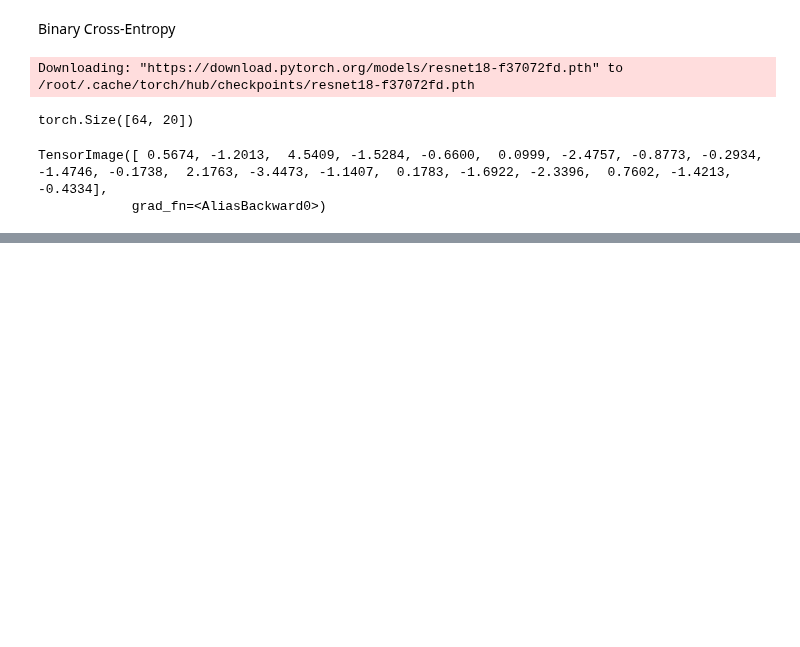
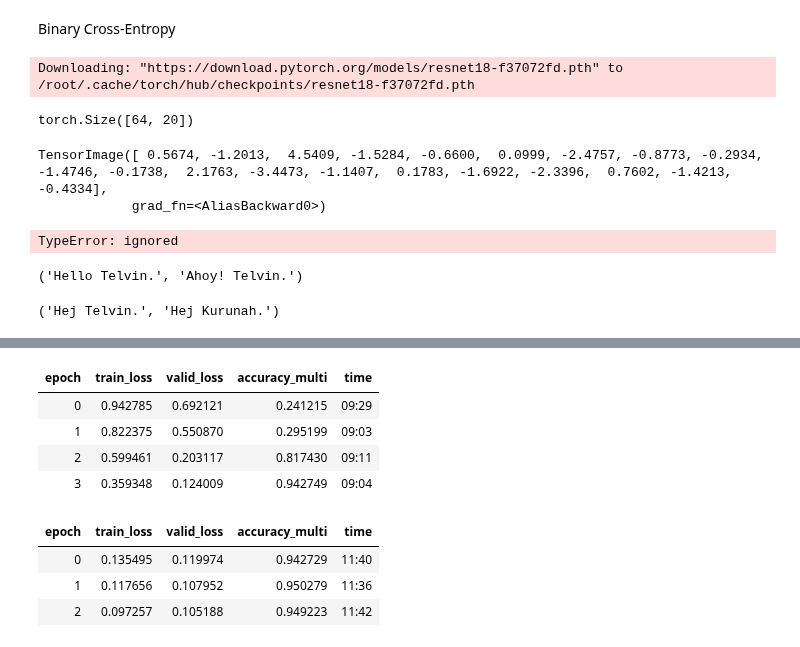
Before and after one commit to TBKHori/Analysis-ML-Deep-Learning, a Jupyter notebook: multicat.ipynb, the cells around one changed output, grey strips where cells are left out. Saved outputs shown, nothing was run; the diff lists cells and outputs as text; code cells hidden in the pictures; blank space fills up the shorter version.

```diff
--- a/multicat.ipynb
+++ b/multicat.ipynb
@@ -291,0 +304,20 @@ TensorImage([ 0.5674, -1.2013,  4.5409, -1.5284, -0.6600,  0.0999, -2.4757, -0.8
+# %%
+loss_func = nn.BCEWithLogitsLoss()
+loss = loss_func(activs, y)
+loss
+# %% [output]
+TypeError: ignored
+# %%
+def say_hello(name, say_what="Hello"): return f"{say_what} {name}."
+say_hello('Telvin'),say_hello('Telvin', 'Ahoy!')
+# %% [output]
+('Hello Telvin.', 'Ahoy! Telvin.')
+# %%
+f = partial(say_hello, say_what="Hej")
+f("Telvin"),f("Kurunah")
+# %% [output]
+('Hej Telvin.', 'Hej Kurunah.')
+# %%
+learn = vision_learner(dls, resnet50, metrics=partial(accuracy_multi, thresh=0.2))
+learn.fine_tune(3, base_lr=3e-3, freeze_epochs=4)
+# %% [output]
@@ -291,0 +325,9 @@ TensorImage([ 0.5674, -1.2013,  4.5409, -1.5284, -0.6600,  0.0999, -2.4757, -0.8
+| epoch | train_loss | valid_loss | accuracy_multi | time |
+| 0 | 0.942785 | 0.692121 | 0.241215 | 09:29 |
+| 1 | 0.822375 | 0.550870 | 0.295199 | 09:03 |
+| 2 | 0.599461 | 0.203117 | 0.817430 | 09:11 |
+| 3 | 0.359348 | 0.124009 | 0.942749 | 09:04 |
+| epoch | train_loss | valid_loss | accuracy_multi | time |
+| 0 | 0.135495 | 0.119974 | 0.942729 | 11:40 |
+| 1 | 0.117656 | 0.107952 | 0.950279 | 11:36 |
+| 2 | 0.097257 | 0.105188 | 0.949223 | 11:42 |
```
Also changed, not shown: parts of 8 cells of this notebook.
